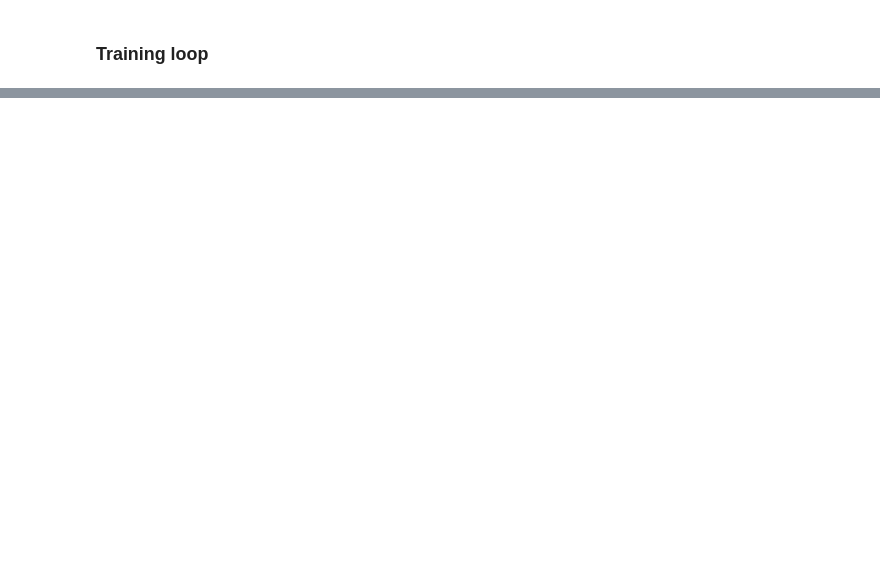
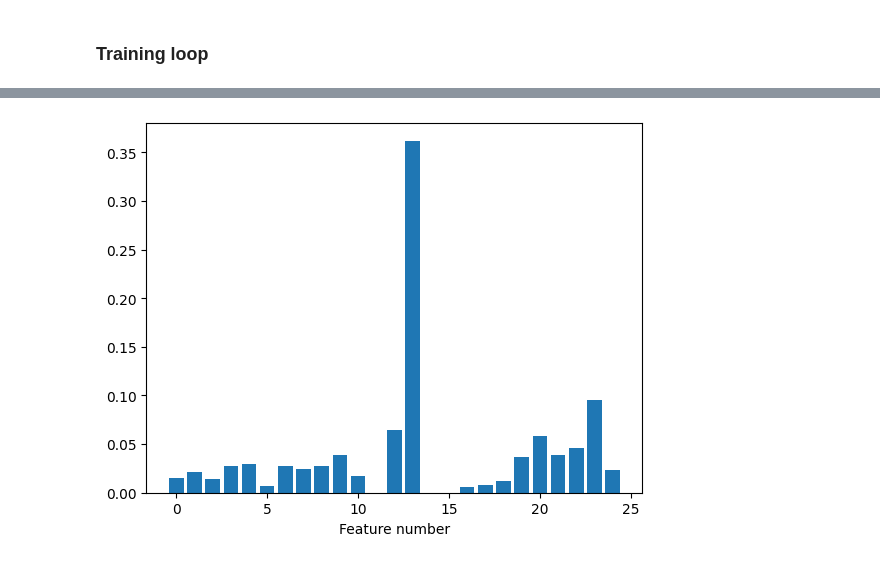
Before and after one commit to lukasz-kedzierski/surface-classification, a Jupyter notebook: src/surface_classification_xgb_2.ipynb, the cells around one changed output, grey strips where cells are left out. Cells and saved outputs as stored; diff of their text form; code cells hidden in the pictures; blank space fills up the shorter version.

```diff
--- a/src/surface_classification_xgb_2.ipynb
+++ b/src/surface_classification_xgb_2.ipynb
@@ -138,0 +174,7 @@ TypeError: argument of type 'method' is not iterable
+# %%
+sorted = np.sort(xgb.feature_importances_)
+plt.bar(range(len(xgb.feature_importances_)), xgb.feature_importances_)
+plt.xlabel('Feature number')
+plt.show()
+# %% [output]
+[figure, added]
```
Also changed, not shown: parts of 12 cells of this notebook, 1 other file.
